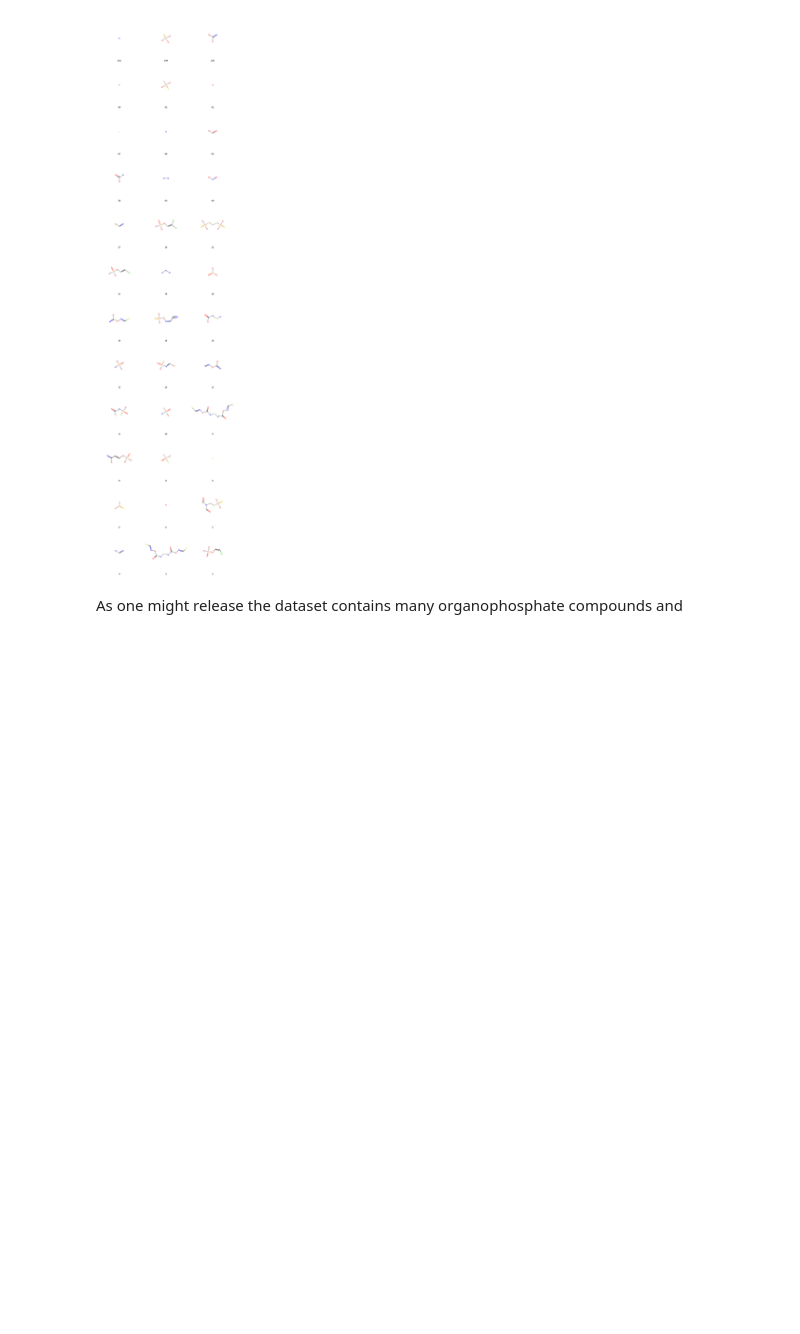
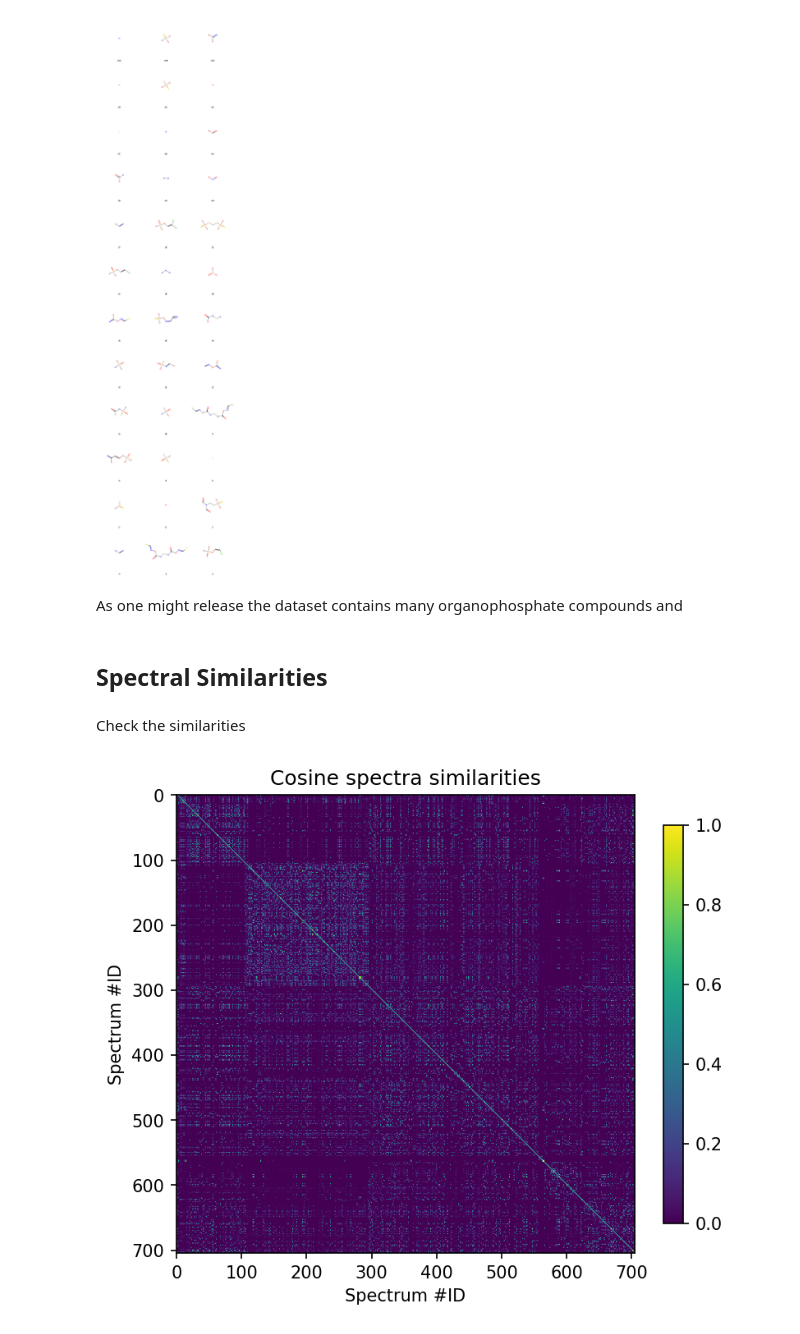
Before and after one commit to vdhooftcompmet/MS2LDA, a Jupyter notebook: notebooks/Pos_ACHE_Inhibitors_dataset.ipynb, the cells around one changed output. Saved outputs shown, nothing was run; the diff lists cells and outputs as text; code cells hidden in the pictures; blank space fills up the shorter version.

```diff
--- a/notebooks/Pos_ACHE_Inhibitors_dataset.ipynb
+++ b/notebooks/Pos_ACHE_Inhibitors_dataset.ipynb
@@ -160,3 +242,34 @@ Draw.MolsToGridImage([Chem.MolFromSmarts(smarts) for smarts, count in list(fgs.m
 [figure]
 # %% [markdown]
 As one might release the dataset contains many organophosphate compounds and
+# %% [markdown]
+## Spectral Similarities
+# %% [markdown]
+Check the similarities
+# %%
+from matchms import calculate_scores
+from matchms.similarity import CosineGreedy
+similarity_measure = CosineGreedy(tolerance=0.005)
+
+# Calculate scores
+scores = calculate_scores(spectra, spectra, similarity_measure, is_symmetric=True)
+
+# Get score names
+score_names = scores.score_names
+
+# Convert sparse score array to Numpy array
+scores_array = scores.scores.to_array()
+
+# Extract the desired field for plotting
+scores_array = scores_array['CosineGreedy_score']
+
+# Plot the scores
+plt.figure(figsize=(6,6), dpi=150)
+plt.imshow(scores_array, cmap="viridis")
+plt.colorbar(shrink=0.7)
+plt.title("Cosine spectra similarities")
+plt.xlabel("Spectrum #ID")
+plt.ylabel("Spectrum #ID")
+plt.show()
+# %% [output]
+[figure, added]
```
Also changed, not shown: parts of 11 cells of this notebook, 3 other files.
